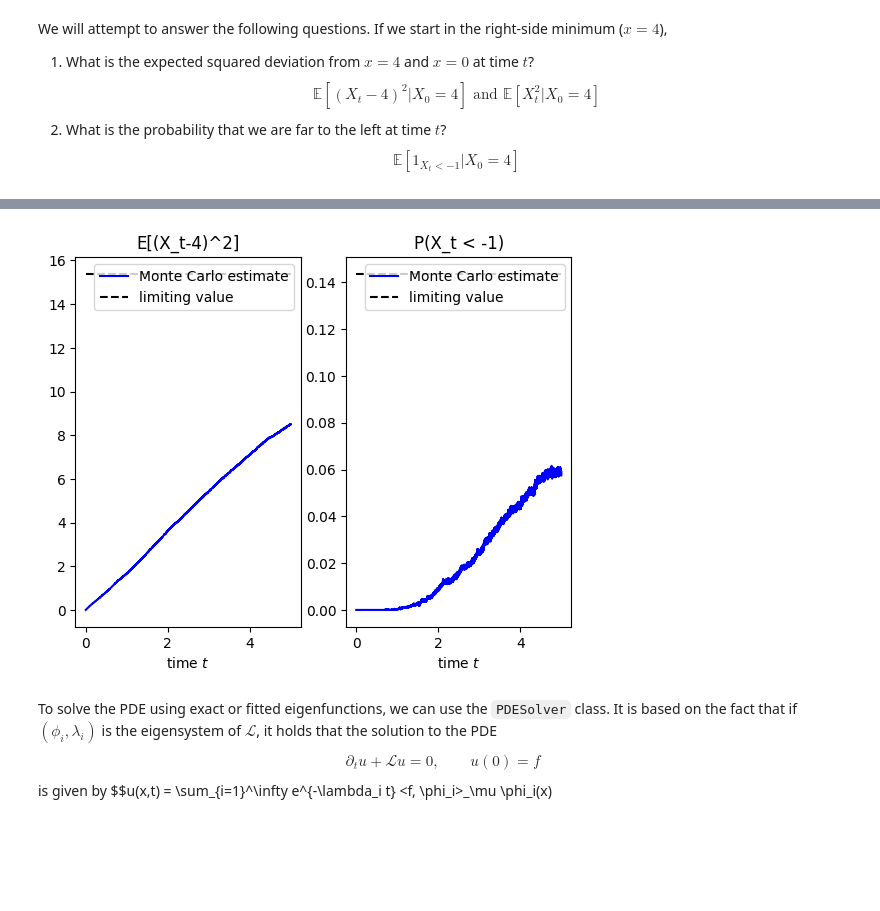
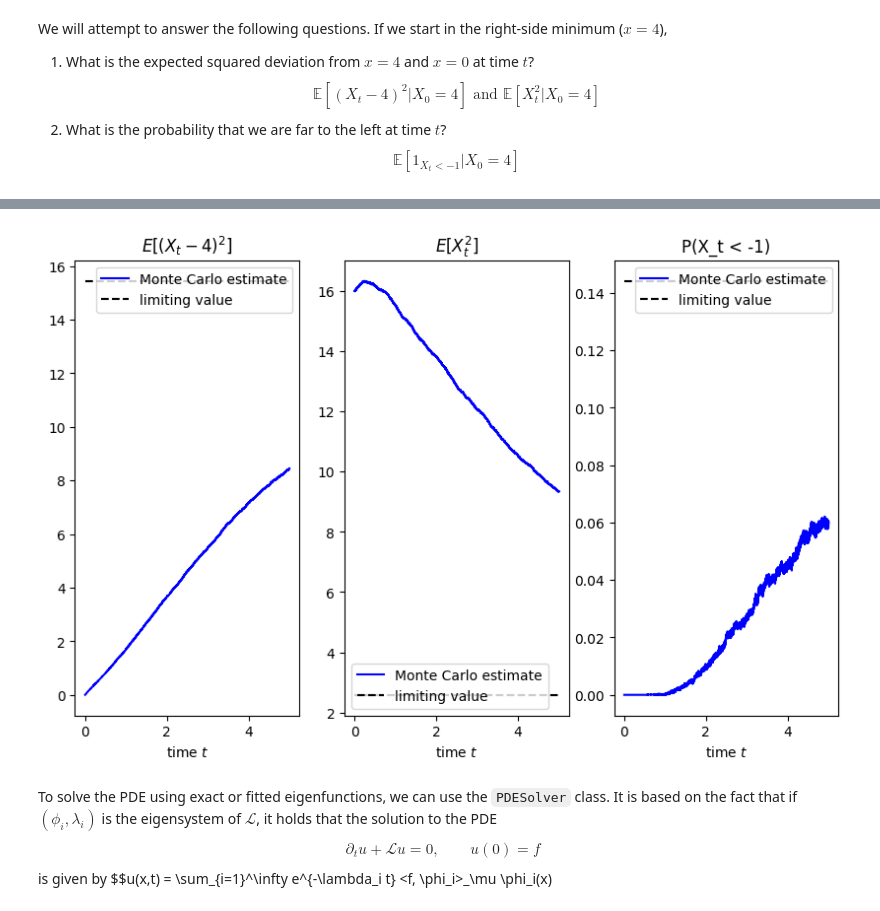
Before and after one commit to lclaeys/eigenfunction-solver, a Jupyter notebook: clean_notebooks/pde_solving.ipynb, the cells around one changed output, grey strips where cells are left out. Saved outputs shown, nothing was run; the diff lists cells and outputs as text; code cells hidden in the pictures; blank space fills up the shorter version.

```diff
--- a/clean_notebooks/pde_solving.ipynb
+++ b/clean_notebooks/pde_solving.ipynb
@@ -193,6 +192,20 @@ We will attempt to answer the following questions. If we start in the right-side
 $$\mathbb{E}[(X_t-4)^2 | X_0 = 4] \text{ and } \mathbb{E}[X_t^2 | X_0 = 4]$$
 2) What is the probability that we are far to the left at time $t$?
 $$\mathbb{E}[1_{X_t < -1} | X_0 = 4]$$
+# %%
+def func_1(x):
+    return (x[0]-4)**2
+
+def func_2(x):
+    return (x[0])**2
+
+def func_3(x):
+    return torch.where(x[0] < -1, 1.0, 0.0)
+
+funcs = [func_1,func_2, func_3]
+batched_funcs = [torch.vmap(func) for func in funcs]
+double_batched_funcs = [torch.vmap(func) for func in batched_funcs]
+func_names = ['$E[(X_t-4)^2]$','$E[X_t^2]$', 'P(X_t < -1)']
 # %%
 sampler = LangevinSampler(energy)
 # %%
@@ -202,4 +215,5 @@ x = torch.ones((N,dim))*4
 T = 5
 num_steps = 50000*T
 
-samples = sampler.simulate_full(x, T, num_steps)
+# this function only stores the means of the functions we care about instead of the full sample
+func_means = sampler.simulate_funcs(x, T, num_steps, batched_funcs)
@@ -224,24 +220,20 @@ def func_3(x):
+# %%
+# compute limiting value
+x = energy.exact_sample((100000,))
+limiting_value = [batched_func(x).mean(dim=0) for batched_func in batched_funcs]
 # %%
-fig, ax = plt.subplots(1,2)
-funcs = [func_1,func_2]
-func_names = ['E[(X_t-4)^2]', 'P(X_t < -1)']
+fig, ax = plt.subplots(1,len(funcs),figsize=(10,6))
 
-for i, func in enumerate(funcs):
-    batched_func = torch.vmap(func)
-    double_batched_func = torch.vmap(batched_func)
+t = torch.linspace(0,T, num_steps+1)
 
-    fsamples = double_batched_func(samples)
-
-    mean_f = fsamples.mean(dim=1)
-    limiting_value = batched_func(energy.exact_sample((100000,))).mean()
-
-    ax[i].plot(t,mean_f, color = 'blue', label = 'Monte Carlo estimate')
-    ax[i].hlines(limiting_value,0,T, color = 'black', ls = '--', label = 'limiting value')
+for i, batched_func in enumerate(batched_funcs):
+    ax[i].plot(t,func_means[i], color = 'blue', label = 'Monte Carlo estimate')
+    ax[i].hlines(limiting_value[i],0,T, color = 'black', ls = '--', label = 'limiting value')
     ax[i].set_xlabel('time $t$')
     ax[i].legend()
     ax[i].set_title(func_names[i])
 # %% [output]
-[figure, old version]
+[figure, new version]
 # %% [markdown]
 To solve the PDE using exact or fitted eigenfunctions, we can use the <code>PDESolver</code> class. It is based on the fact that if $(\phi_i,\lambda_i)$ is the eigensystem of $\mathcal{L}$, it holds that the solution to the PDE
 $$\partial_t u + \mathcal{L}u = 0 ,\qquad u(0) = f$$
```
Also changed, not shown: parts of 18 cells of this notebook, 2 other files.
